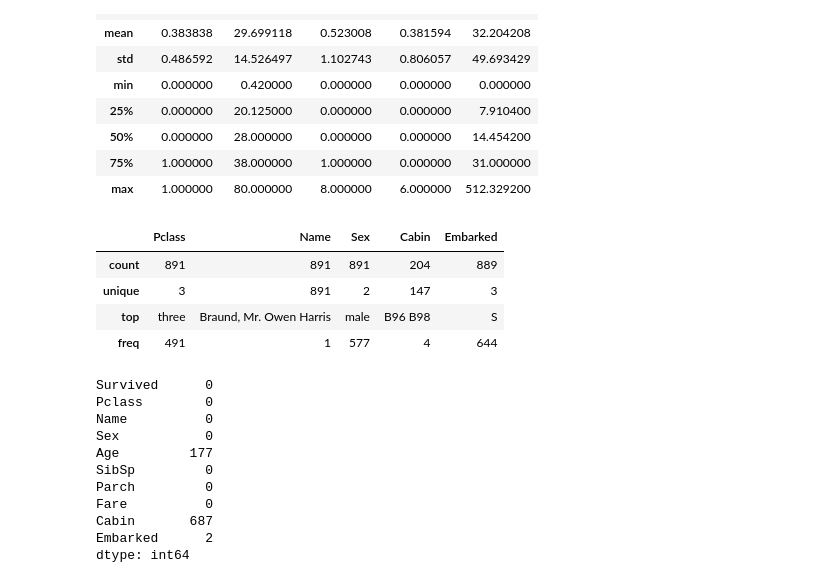
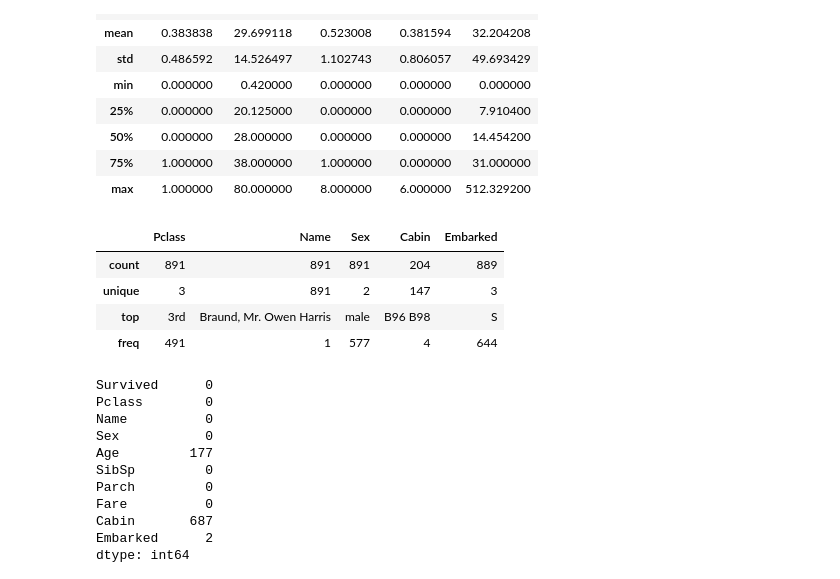
Before and after one commit to sajalhsn13/Kaggle-Titanic, a Jupyter notebook: preprocess.ipynb, the cells around one changed output. Drawn from its saved outputs; the diff is of its cells as text; code cells hidden in the pictures.

```diff
--- a/preprocess.ipynb
+++ b/preprocess.ipynb
@@ -26,6 +36,6 @@ Index(['Survived', 'Pclass', 'Name', 'Sex', 'Age', 'SibSp', 'Parch', 'Ticket',
 # %%
-df_tv.Pclass = df_tv.Pclass.map({1: 'one', 2: 'two', 3: 'three'})
-df_tt.Pclass = df_tt.Pclass.map({1: 'one', 2: 'two', 3: 'three'})
+df_tv.Pclass = df_tv.Pclass.map({1: '1st', 2: '2nd', 3: '3rd'})
+df_tt.Pclass = df_tt.Pclass.map({1: '1st', 2: '2nd', 3: '3rd'})
 df_tv.drop('Ticket', axis=1, inplace=True)
 df_tt.drop('Ticket', axis=1, inplace=True)
 # %%
@@ -41,12 +51,12 @@ df_tv.describe(include='number')
 | 75% | 1.000000 | 38.000000 | 1.000000 | 0.000000 | 31.000000 |
 | max | 1.000000 | 80.000000 | 8.000000 | 6.000000 | 512.329200 |
 # %%
-df_tv.describe(include='object')
+df_tv.describe(exclude='number')
 # %% [output]
 |  | Pclass | Name | Sex | Cabin | Embarked |
 | count | 891 | 891 | 891 | 204 | 889 |
 | unique | 3 | 891 | 2 | 147 | 3 |
-| top | three | Braund, Mr. Owen Harris | male | B96 B98 | S |
+| top | 3rd | Braund, Mr. Owen Harris | male | B96 B98 | S |
 | freq | 491 | 1 | 577 | 4 | 644 |
 # %%
 print(df_tv.isna().sum())
```
Also changed, not shown: parts of 25 cells of this notebook, 6 other files.
